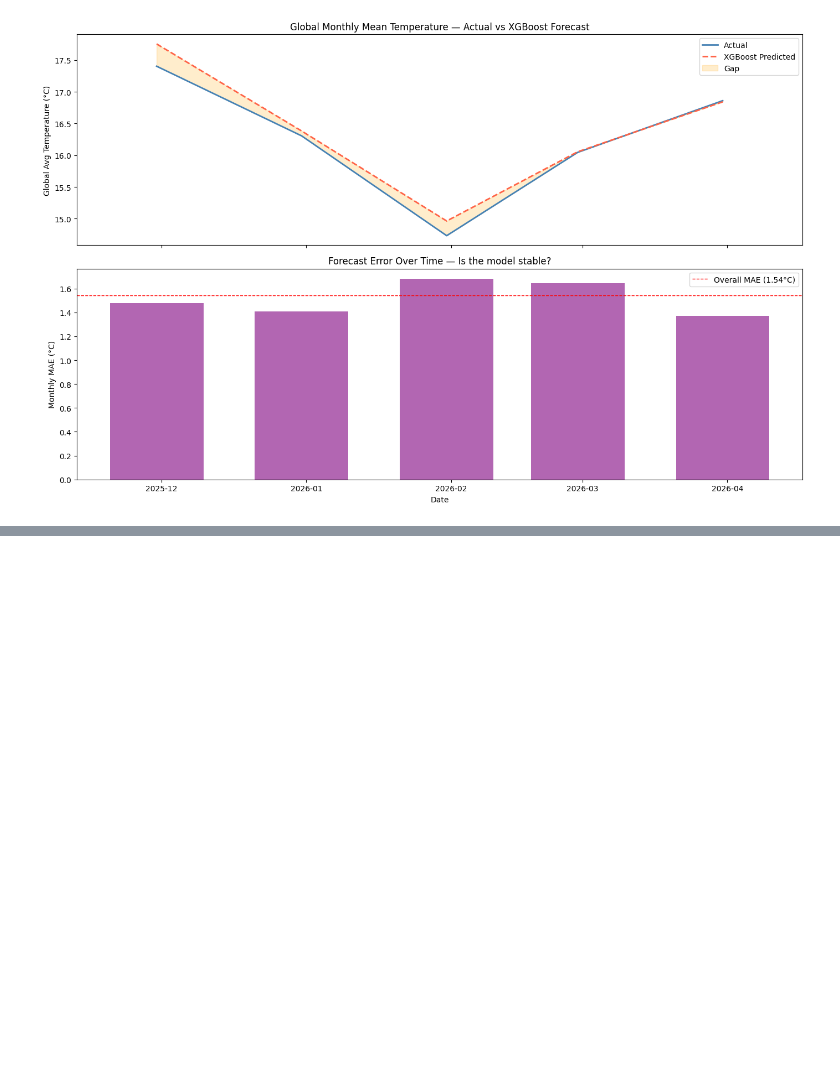
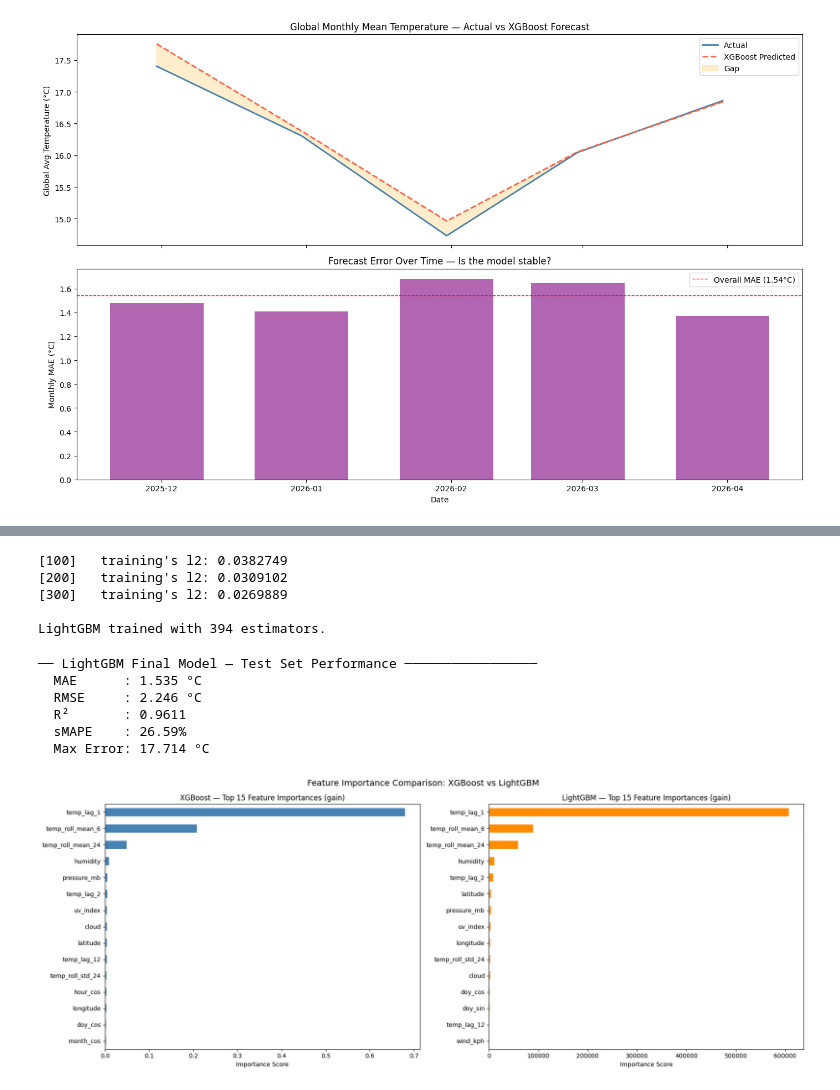
Before and after one commit to utidolas/PMAcceleratorData, a Jupyter notebook: model.ipynb, the cells around one changed output, grey strips where cells are left out. Drawn from its saved outputs; the diff is of its cells as text; code cells hidden in the pictures; blank space fills up the shorter version.

```diff
--- a/model.ipynb
+++ b/model.ipynb
@@ -712,0 +787,75 @@ plt.show()
+# %%
+# LIGHTGBM — TRAIN  MODEL
+
+lgb_final_params = {**lgb_params, 'n_estimators': optimal_n_estimators}
+
+lgb_final = lgb.LGBMRegressor(**lgb_final_params)
+lgb_final.fit(
+    X_train, y_train,
+    eval_set=[(X_train, y_train)],   # monitor train loss for convergence check
+    callbacks=[lgb.log_evaluation(period=100)] # show training progress every 100 rounds.
+)
+
+print(f"\nLightGBM trained with {optimal_n_estimators} estimators.")
+# %% [output]
+[100]   training's l2: 0.0382749
+[200]   training's l2: 0.0309102
+[300]   training's l2: 0.0269889
+
+LightGBM trained with 394 estimators.
+# %%
+# LIGHTGBM — EVALUATE ON TEST SET
+
+y_pred_lgb_scaled  = lgb_final.predict(X_test)
+y_pred_lgb_celsius = inverse_temp(y_pred_lgb_scaled)
+
+lgb_mae   = mean_absolute_error(y_true_celsius, y_pred_lgb_celsius)
+lgb_rmse  = np.sqrt(mean_squared_error(y_true_celsius, y_pred_lgb_celsius))
+lgb_r2    = r2_score(y_true_celsius, y_pred_lgb_celsius)
+lgb_smape = np.mean(2 * np.abs(y_pred_lgb_celsius - y_true_celsius) /
+                    (np.abs(y_true_celsius) + np.abs(y_pred_lgb_celsius) + 1e-8)) * 100
+lgb_max_err = max_error(y_true_celsius, y_pred_lgb_celsius)
+
+print("── LightGBM Final Model — Test Set Performance ─────────────────")
+print(f"  MAE      : {lgb_mae:.3f} °C")
+print(f"  RMSE     : {lgb_rmse:.3f} °C")
+print(f"  R²       : {lgb_r2:.4f}")
+print(f"  sMAPE    : {lgb_smape:.2f}%")
+print(f"  Max Error: {lgb_max_err:.3f} °C")
+# %% [output]
+── LightGBM Final Model — Test Set Performance ─────────────────
+  MAE      : 1.535 °C
+  RMSE     : 2.246 °C
+  R²       : 0.9611
+  sMAPE    : 26.59%
+  Max Error: 17.714 °C
+# %%
+# LIGHTGBM — FEATURE IMPORTANCE (gain, matches XGBoost's metric)
+
+lgb_importances = pd.Series(
+    lgb_final.booster_.feature_importance(importance_type='gain'),
+    index=FEATURE_COLS
+).sort_values(ascending=False)
+
+fig, axes = plt.subplots(1, 2, figsize=(18, 7))
+
+# XGBoost importances (already computed)
+xgb_importances = pd.Series(
+    xgb_final.feature_importances_, index=FEATURE_COLS
+).sort_values(ascending=False)
+
+xgb_importances.head(15).plot(kind='barh', ax=axes[0], color='steelblue')
+axes[0].invert_yaxis()
+axes[0].set_title('XGBoost — Top 15 Feature Importances (gain)')
+axes[0].set_xlabel('Importance Score')
+
+lgb_importances.head(15).plot(kind='barh', ax=axes[1], color='darkorange')
+axes[1].invert_yaxis()
+axes[1].set_title('LightGBM — Top 15 Feature Importances (gain)')
+axes[1].set_xlabel('Importance Score')
+
+plt.suptitle('Feature Importance Comparison: XGBoost vs LightGBM', fontsize=14)
+plt.tight_layout()
+plt.show()
+# %% [output]
+[figure, added]
```
Also changed, not shown: parts of 17 cells of this notebook, 9 other files.
